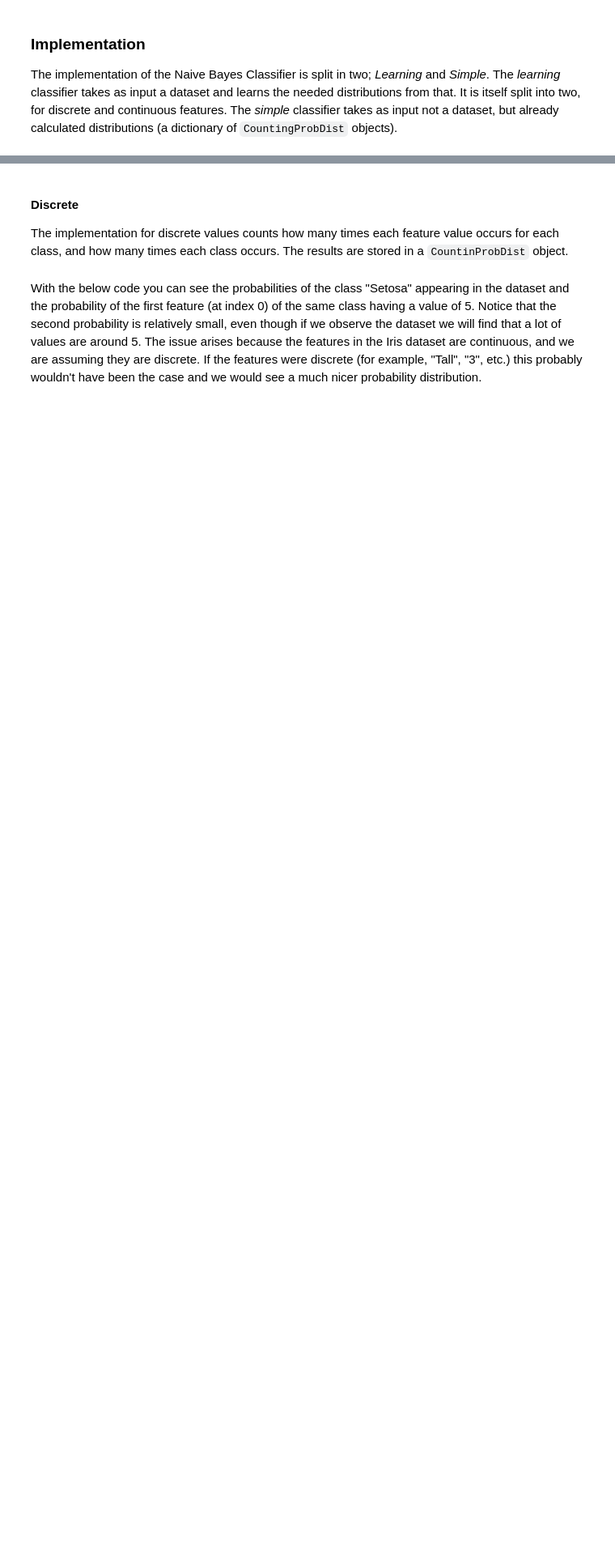
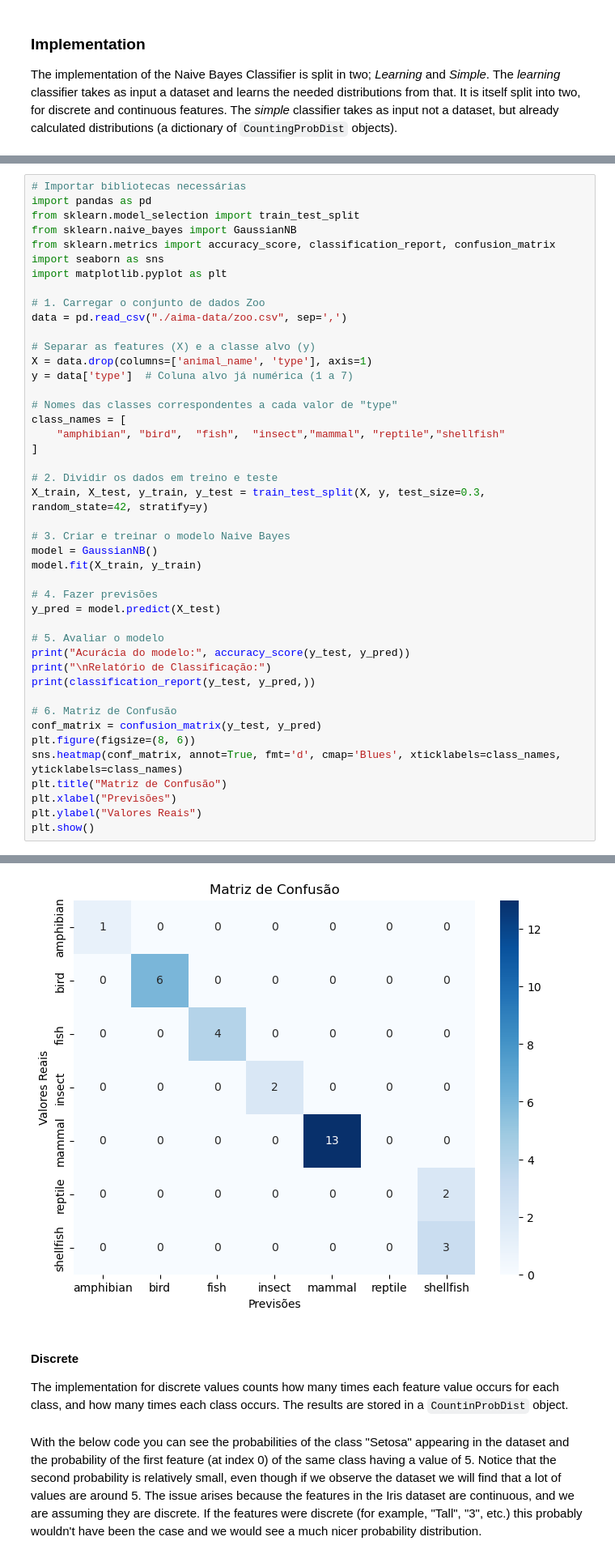
Before and after one commit to eltonsarmanho/aimacode_ptBR_python, a Jupyter notebook: learning.ipynb, the cells around one changed output, grey strips where cells are left out. Shown at 81% size. Drawn from its saved outputs; the diff is of its cells as text; blank space fills up the shorter version.

```diff
--- a/learning.ipynb
+++ b/learning.ipynb
@@ -1197,0 +1478,45 @@ The implementation of the Naive Bayes Classifier is split in two; *Learning* and
+# %%
+# Importar bibliotecas necessárias
+import pandas as pd
+from sklearn.model_selection import train_test_split
+from sklearn.naive_bayes import GaussianNB
+from sklearn.metrics import accuracy_score, classification_report, confusion_matrix
+import seaborn as sns
+import matplotlib.pyplot as plt
+
+# 1. Carregar o conjunto de dados Zoo
+data = pd.read_csv("./aima-data/zoo.csv", sep=',')
+
+# Separar as features (X) e a classe alvo (y)
+X = data.drop(columns=['animal_name', 'type'], axis=1)
+y = data['type']  # Coluna alvo já numérica (1 a 7)
+
+# Nomes das classes correspondentes a cada valor de "type"
+class_names = [
+    "amphibian", "bird",  "fish",  "insect","mammal", "reptile","shellfish"
+]
+
+# 2. Dividir os dados em treino e teste
+X_train, X_test, y_train, y_test = train_test_split(X, y, test_size=0.3, random_state=42, stratify=y)
+
+# 3. Criar e treinar o modelo Naive Bayes
+model = GaussianNB()
+model.fit(X_train, y_train)
+
+# 4. Fazer previsões
+y_pred = model.predict(X_test)
+
+# 5. Avaliar o modelo
+print("Acurácia do modelo:", accuracy_score(y_test, y_pred))
+print("\nRelatório de Classificação:")
+print(classification_report(y_test, y_pred,))
+
+# 6. Matriz de Confusão
+conf_matrix = confusion_matrix(y_test, y_pred)
+plt.figure(figsize=(8, 6))
+sns.heatmap(conf_matrix, annot=True, fmt='d', cmap='Blues', xticklabels=class_names, yticklabels=class_names)
+plt.title("Matriz de Confusão")
+plt.xlabel("Previsões")
+plt.ylabel("Valores Reais")
+plt.show()
+# %% [output]
@@ -1198,3 +1539,4 @@ The implementation of the Naive Bayes Classifier is split in two; *Learning* and
+[figure, added]
 # %% [markdown]
 #### Discrete
 
```
Also changed, not shown: parts of 15 cells of this notebook.
